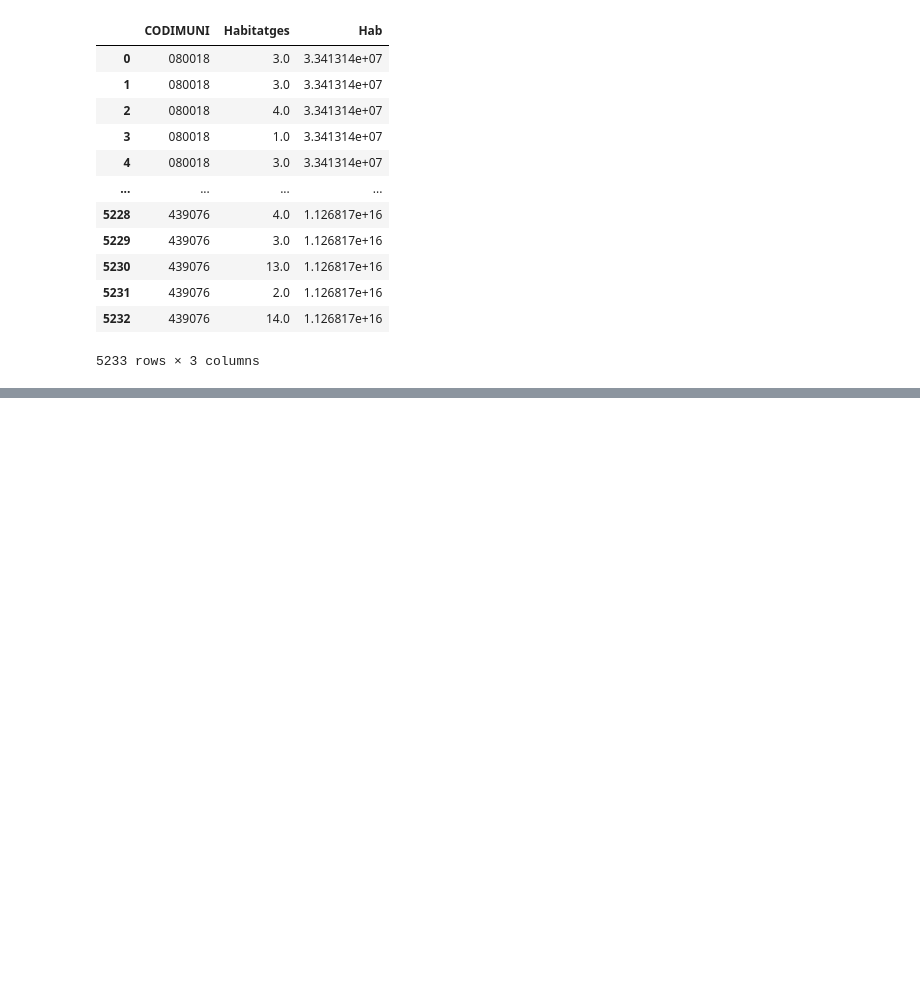
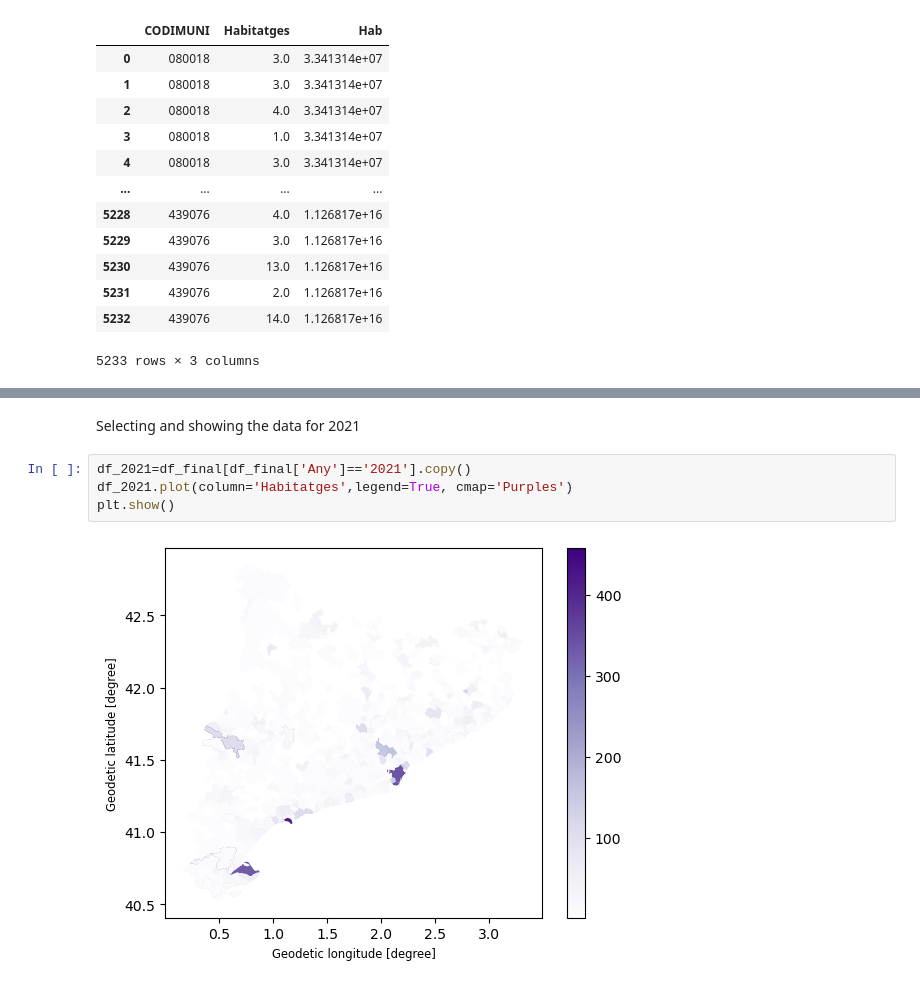
Before and after one commit to Lidia1508/Speculation-Map, a Jupyter notebook: code/EmptyBuildings.ipynb, the cells around one changed output, grey strips where cells are left out. Cells and saved outputs as stored; diff of their text form; blank space fills up the shorter version.

```diff
--- a/code/EmptyBuildings.ipynb
+++ b/code/EmptyBuildings.ipynb
@@ -177,0 +220,8 @@ dg
+# %% [markdown]
+Selecting and showing the data for 2021
+# %%
+df_2021=df_final[df_final['Any']=='2021'].copy()
+df_2021.plot(column='Habitatges',legend=True, cmap='Purples')
+plt.show()
+# %% [output]
+[figure, added]
```
Also changed, not shown: parts of 19 cells of this notebook, 2 other files.
